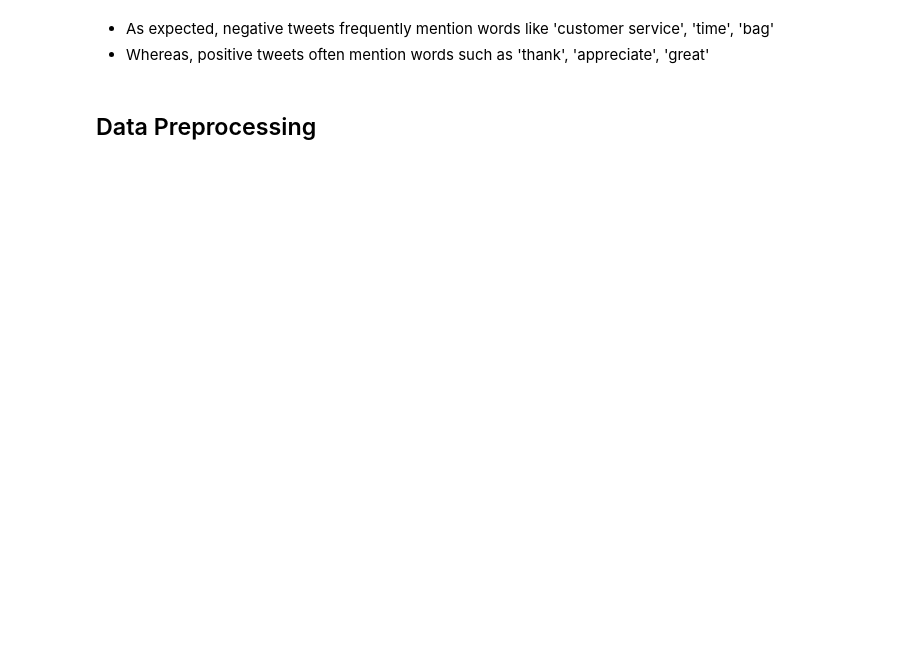
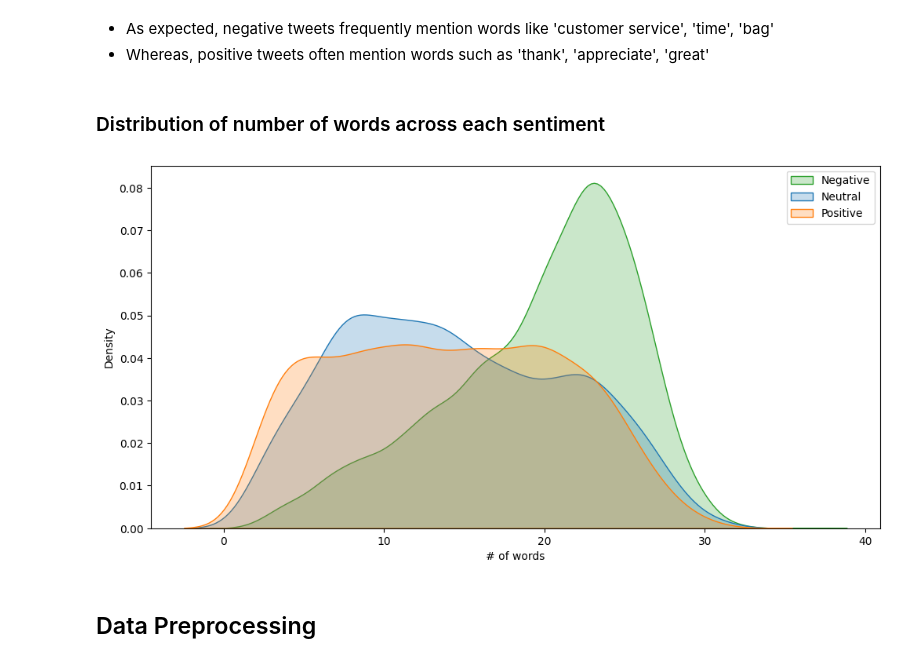
Before and after one commit to karansangha/5511_week6_finalproject, a Jupyter notebook: Sentiment Analysis.ipynb, the cells around one changed output. Cells and saved outputs as stored; diff of their text form; code cells hidden in the pictures; blank space fills up the shorter version.

```diff
--- a/Sentiment Analysis.ipynb
+++ b/Sentiment Analysis.ipynb
@@ -170,6 +176,21 @@ for sentiment in ['negative', 'positive', 'neutral']:
 # %% [markdown]
 - As expected, negative tweets frequently mention words like 'customer service', 'time', 'bag'
 - Whereas, positive tweets often mention words such as 'thank', 'appreciate', 'great'
+# %% [markdown]
+### Distribution of number of words across each sentiment
+# %%
+num_neg = df[df['airline_sentiment']=='negative']['text'].apply(lambda x: len(x.split()))
+num_neu = df[df['airline_sentiment']=='neutral']['text'].apply(lambda x: len(x.split()))
+num_pos = df[df['airline_sentiment']=='positive']['text'].apply(lambda x: len(x.split()))
+plt.figure(figsize=(12,6))
+sns.kdeplot(num_neg, fill=True, color = 'tab:green').set(xlabel="# of words")
+sns.kdeplot(num_neu, fill=True, color = 'tab:blue')
+sns.kdeplot(num_pos, fill=True, color = 'tab:orange')
+
+plt.legend(labels=['Negative', 'Neutral','Positive'])
+plt.show()
+# %% [output]
+[figure, added]
 # %% [markdown]
 ## Data Preprocessing
 # %% [markdown]
```
Also changed, not shown: parts of 35 cells of this notebook.
